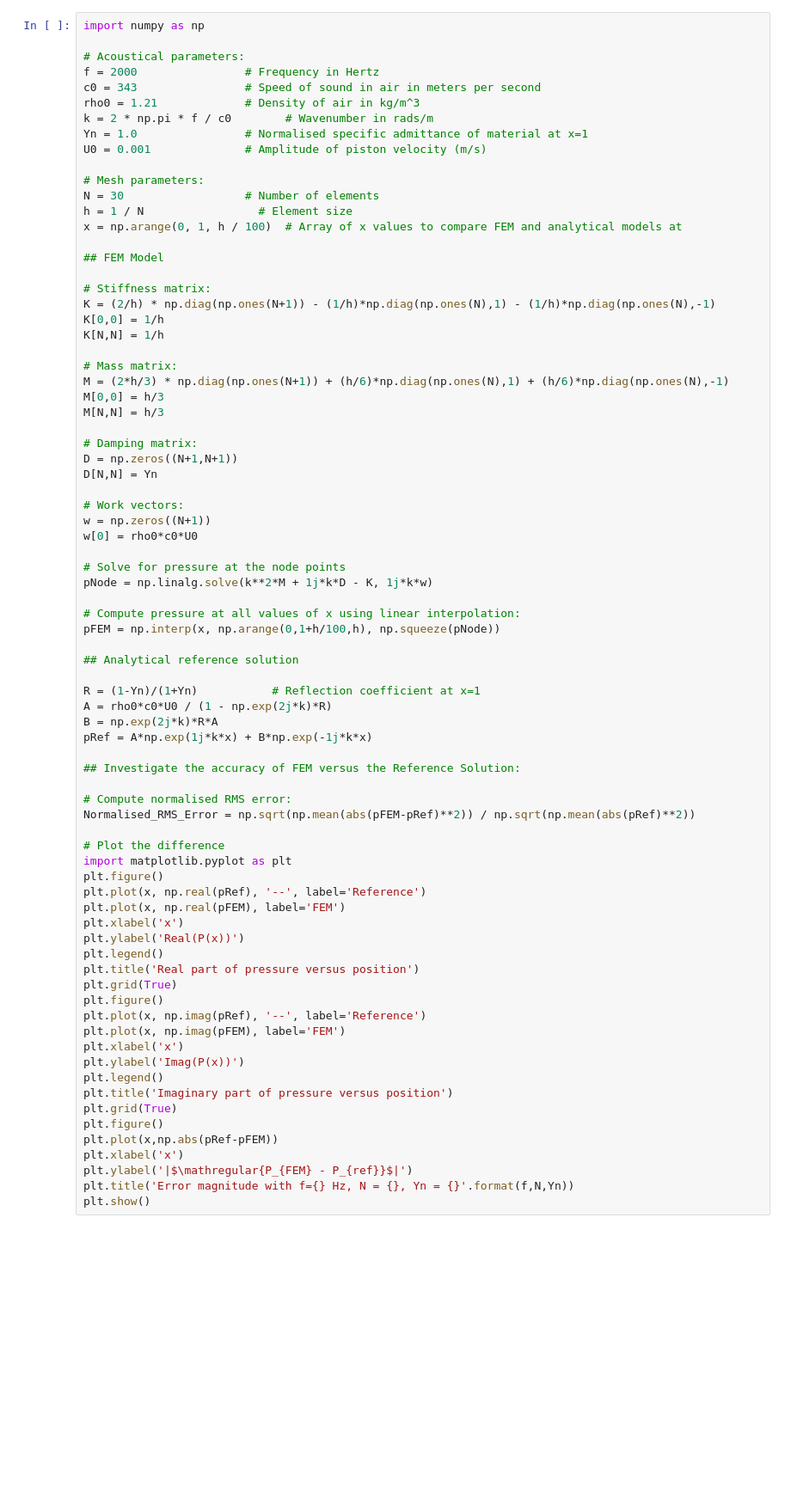
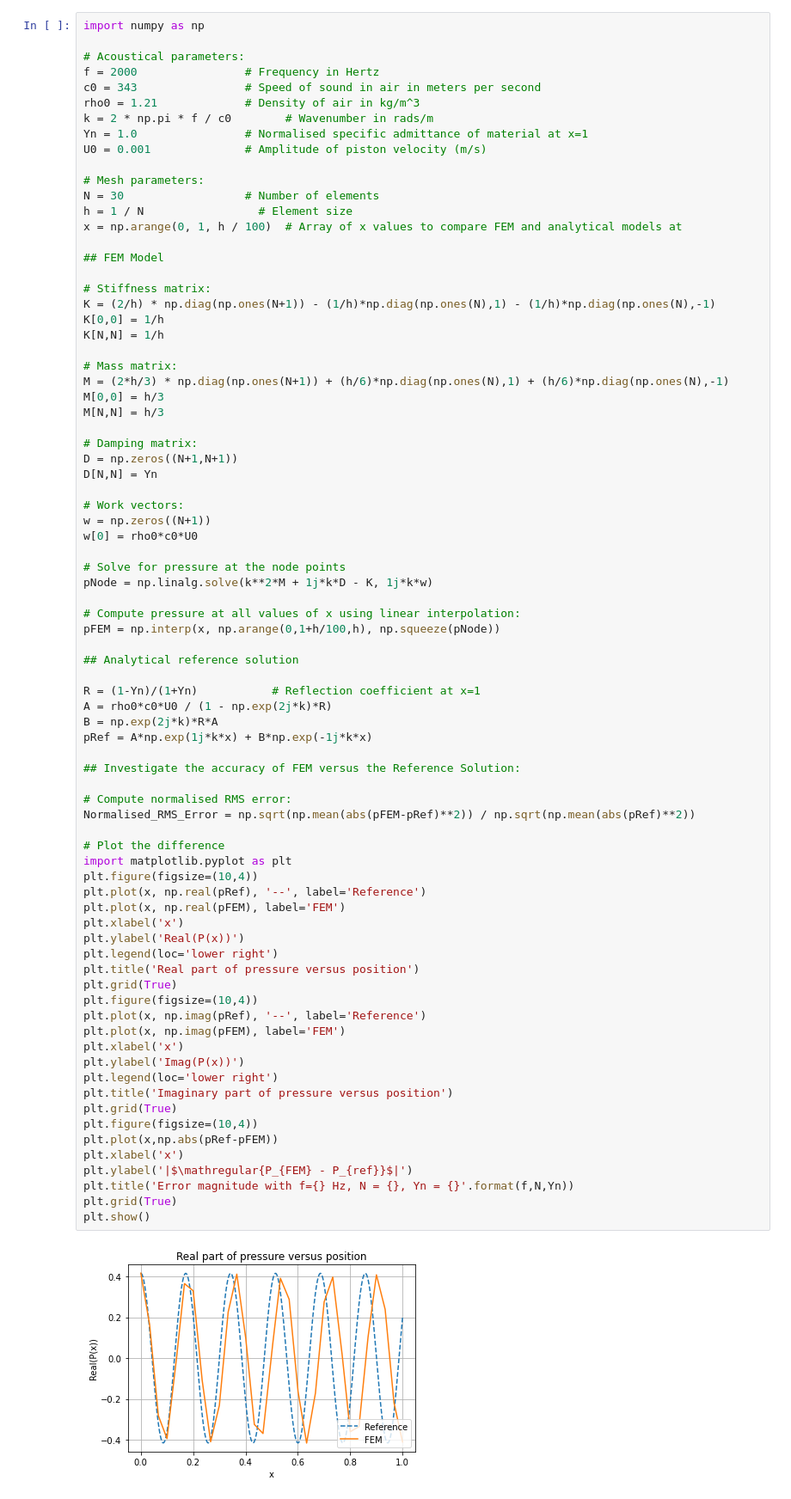
Before and after one commit to ukan-computational-acoustics/ca-knowledgebase, a Jupyter notebook: tutorials/fem/1d-fem-tutorial.ipynb, the cells around one changed output. Shown: that part at 86% size. Saved outputs shown, nothing was run; the diff lists cells and outputs as text; blank space fills up the shorter version.

Commit message:
Fixed plots

```diff
--- a/tutorials/fem/1d-fem-tutorial.ipynb
+++ b/tutorials/fem/1d-fem-tutorial.ipynb
@@ -44,35 +44,38 @@ pFEM = np.interp(x, np.arange(0,1+h/100,h), np.squeeze(pNode))
 
 R = (1-Yn)/(1+Yn)           # Reflection coefficient at x=1
 A = rho0*c0*U0 / (1 - np.exp(2j*k)*R)
 B = np.exp(2j*k)*R*A
 pRef = A*np.exp(1j*k*x) + B*np.exp(-1j*k*x)
 
 ## Investigate the accuracy of FEM versus the Reference Solution:
 
 # Compute normalised RMS error:
 Normalised_RMS_Error = np.sqrt(np.mean(abs(pFEM-pRef)**2)) / np.sqrt(np.mean(abs(pRef)**2))
 
 # Plot the difference
 import matplotlib.pyplot as plt
-plt.figure()
+plt.figure(figsize=(10,4))
 plt.plot(x, np.real(pRef), '--', label='Reference')
 plt.plot(x, np.real(pFEM), label='FEM')
 plt.xlabel('x')
 plt.ylabel('Real(P(x))')
-plt.legend()
+plt.legend(loc='lower right')
 plt.title('Real part of pressure versus position')
 plt.grid(True)
-plt.figure()
+plt.figure(figsize=(10,4))
 plt.plot(x, np.imag(pRef), '--', label='Reference')
 plt.plot(x, np.imag(pFEM), label='FEM')
 plt.xlabel('x')
 plt.ylabel('Imag(P(x))')
-plt.legend()
+plt.legend(loc='lower right')
 plt.title('Imaginary part of pressure versus position')
 plt.grid(True)
-plt.figure()
+plt.figure(figsize=(10,4))
 plt.plot(x,np.abs(pRef-pFEM))
 plt.xlabel('x')
 plt.ylabel('|$\mathregular{P_{FEM} - P_{ref}}$|')
 plt.title('Error magnitude with f={} Hz, N = {}, Yn = {}'.format(f,N,Yn))
+plt.grid(True)
 plt.show()
+# %% [output]
+[figure, added]
```
Also changed, not shown: parts of 1 cell of this notebook.
